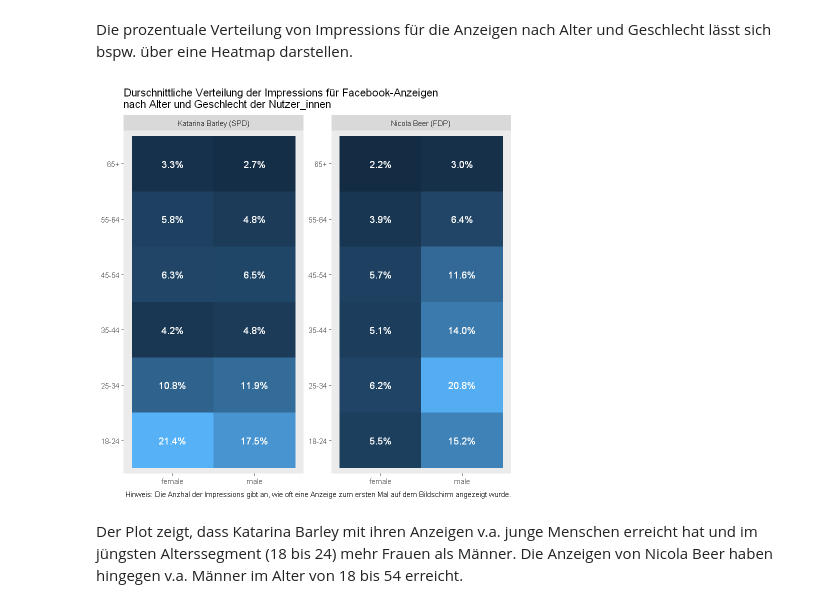
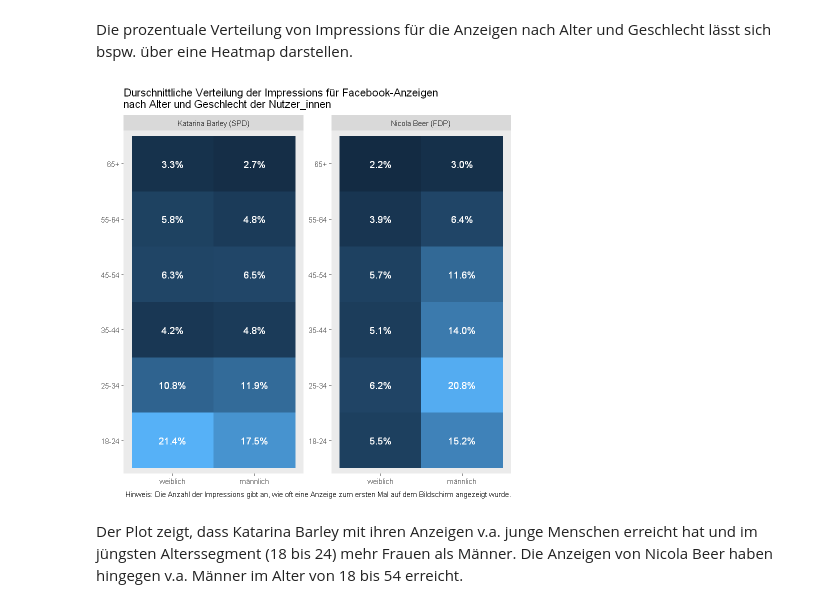
Before and after one commit to gesiscss/gesis_dataday_20, a Jupyter notebook: fb-ads/fb_ad_library.ipynb, the cells around one changed output. Drawn from its saved outputs; the diff is of its cells as text; code cells hidden in the pictures.

```diff
--- a/fb-ads/fb_ad_library.ipynb
+++ b/fb-ads/fb_ad_library.ipynb
@@ -333,6 +331,7 @@ df_demographics_all_ads <- df_demographics_unnested %>%
   summarise(mean_percentage=mean(x=percentage,
                                  w=impressions_mid,
                                  na.rm = T)) %>%
+  mutate(mean_percentage = round(mean_percentage, 3)) %>%
   ungroup()
 # %% [output]
 Joining, by = "ad_id"
@@ -341,22 +340,23 @@ Die prozentuale Verteilung von Impressions für die Anzeigen nach Alter und Gesc
 # %%
 df_demographics_all_ads %>%
   filter(gender %in% c("male", "female")) %>%
+  mutate(gender = recode(gender, "male" = "männlich", "female" = "weiblich")) %>%
   ggplot()+
   geom_tile(aes(x=gender, y=age,
                 fill=mean_percentage))+
   geom_text(aes(x=gender, y=age,
                 label=scales::percent(mean_percentage)),
             size=4,
             color="white")+
   labs(title="Durschnittliche Verteilung der Impressions für Facebook-Anzeigen \nnach Alter und Geschlecht der Nutzer_innen",
-      caption = "Hinweis: Die Anzhal der Impressions gibt an, wie oft eine Anzeige zum ersten Mal auf dem Bildschirm angezeigt wurde.")+
+      caption = "Hinweis: Die Anzahl der Impressions gibt an, wie oft eine Anzeige zum ersten Mal auf dem Bildschirm angezeigt wurde.")+
   theme(legend.position="none",
         panel.grid = element_blank(),
         axis.title=element_blank())+
   lemon::facet_rep_wrap(vars(candidate),
                         repeat.tick.labels = T)
 # %% [output]
-[figure, old version]
+[figure, new version]
 # %% [markdown]
 Der Plot zeigt, dass Katarina Barley mit ihren Anzeigen v.a. junge Menschen erreicht hat und im jüngsten Alterssegment (18 bis 24) mehr Frauen als Männer. Die Anzeigen von Nicola Beer haben hingegen v.a. Männer im Alter von 18 bis 54 erreicht.
 # %% [markdown]
```
Also changed, not shown: parts of 6 cells of this notebook, 3 other files.
